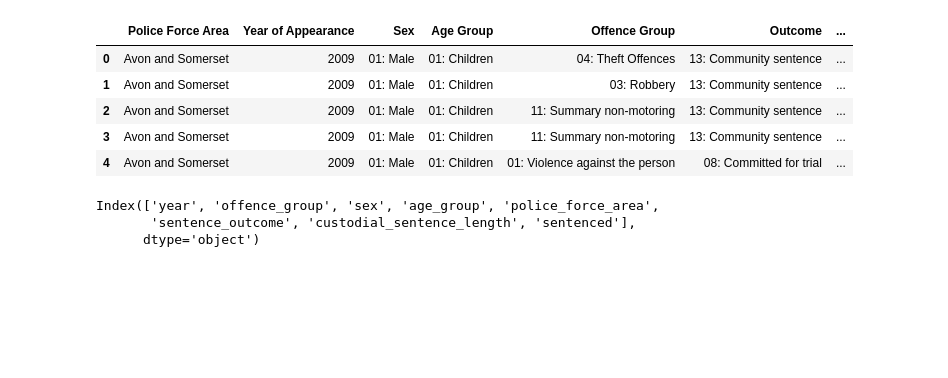
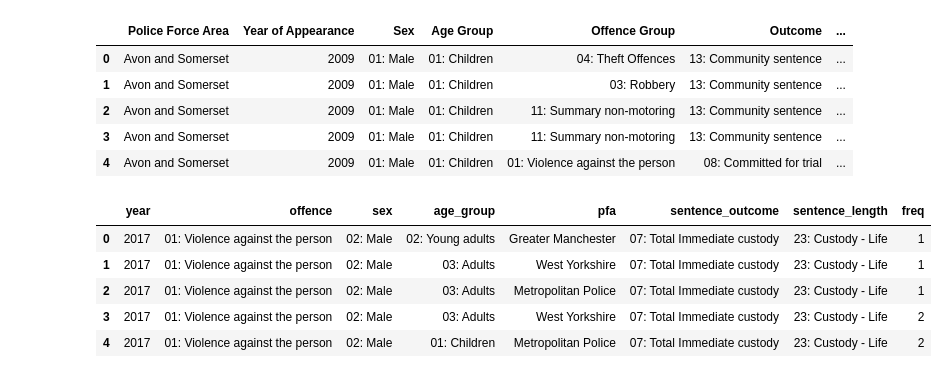
Before and after one commit to Prison-Reform-Trust/womens-imprisonment-PFA, a Jupyter notebook: notebooks/Script_testing.ipynb, the cells around one changed output. Cells and saved outputs as stored; diff of their text form; code cells hidden in the pictures; blank space fills up the shorter version.

```diff
--- a/notebooks/Script_testing.ipynb
+++ b/notebooks/Script_testing.ipynb
@@ -54,6 +77,9 @@ clean_header(df)
 # %%
-df.columns
+df.head()
 # %% [output]
-Index(['year', 'offence_group', 'sex', 'age_group', 'police_force_area',
-       'sentence_outcome', 'custodial_sentence_length', 'sentenced'],
-      dtype='object')
+|  | year | offence | sex | age_group | pfa | sentence_outcome | sentence_length | freq |
+| 0 | 2017 | 01: Violence against the person | 02: Male | 02: Young adults | Greater Manchester | 07: Total Immediate custody | 23: Custody - Life | 1 |
+| 1 | 2017 | 01: Violence against the person | 02: Male | 03: Adults | West Yorkshire | 07: Total Immediate custody | 23: Custody - Life | 1 |
+| 2 | 2017 | 01: Violence against the person | 02: Male | 03: Adults | Metropolitan Police | 07: Total Immediate custody | 23: Custody - Life | 1 |
+| 3 | 2017 | 01: Violence against the person | 02: Male | 03: Adults | West Yorkshire | 07: Total Immediate custody | 23: Custody - Life | 2 |
+| 4 | 2017 | 01: Violence against the person | 02: Male | 01: Children | Metropolitan Police | 07: Total Immediate custody | 23: Custody - Life | 2 |
```
Also changed, not shown: parts of 19 cells of this notebook, 52 other files.
